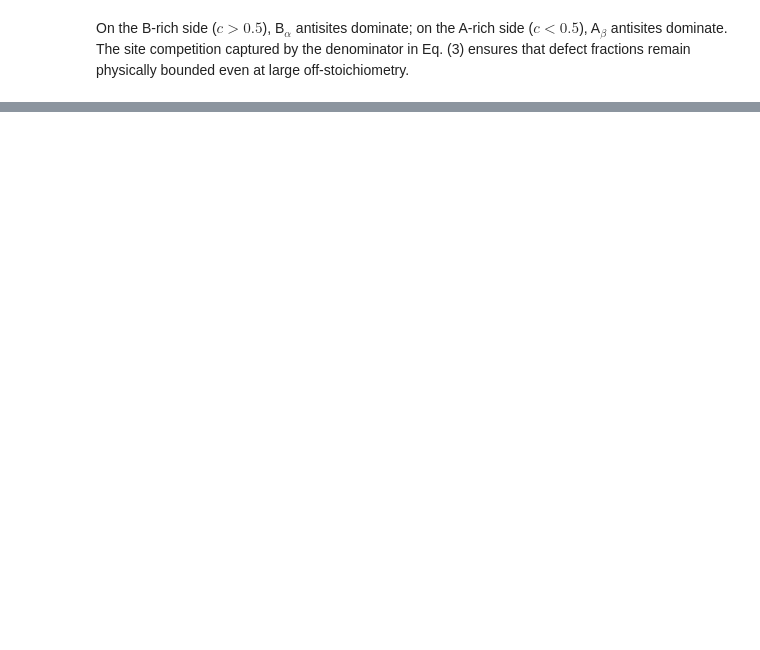
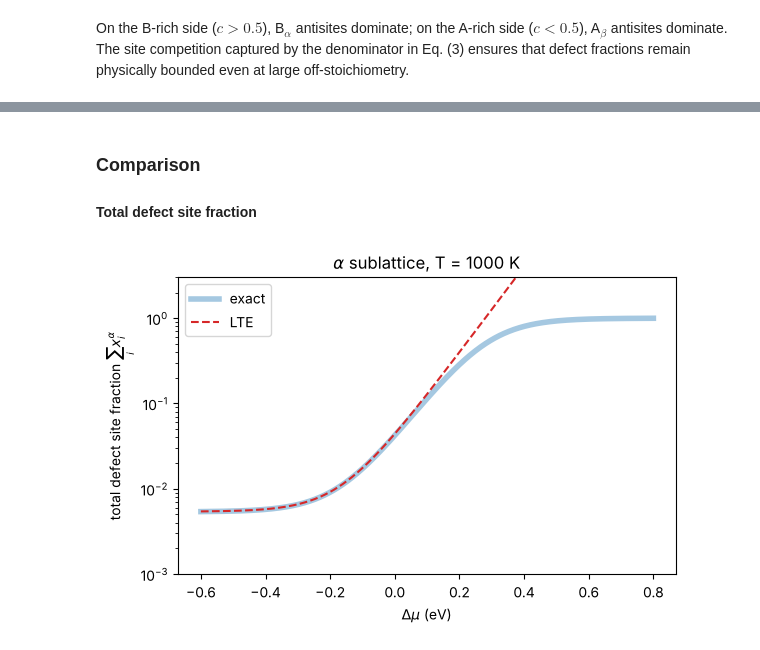
Before and after one commit to eisenforschung/landau, a Jupyter notebook: notebooks/PointDefects.ipynb, the cells around one changed output, grey strips where cells are left out. Cells and saved outputs as stored; diff of their text form; code cells hidden in the pictures; blank space fills up the shorter version.

```diff
--- a/notebooks/PointDefects.ipynb
+++ b/notebooks/PointDefects.ipynb
@@ -433,0 +376,19 @@ Difference (entropy at 10 K)         = -0.0009 eV
+# %%
+ab_lte = PointDefectedPhase(
+    name='AB (LTE)',
+    line_phase=host,
+    sublattices=[
+        LowTemperatureExpansionSublattice(
+            name='alpha', sublattice=0, sublattice_fraction=eta, defects=[B_alpha, V_alpha]),
+        LowTemperatureExpansionSublattice(
+            name='beta', sublattice=1, sublattice_fraction=eta, defects=[A_beta, V_beta]),
+    ],
+)
+# %% [markdown]
+### Comparison
+
+#### Total defect site fraction
+# %%
+compare_site_fraction(ab_lte, 'LTE');
+# %% [output]
+[figure, added]
```
Also changed, not shown: parts of 74 cells of this notebook, 4 other files.
